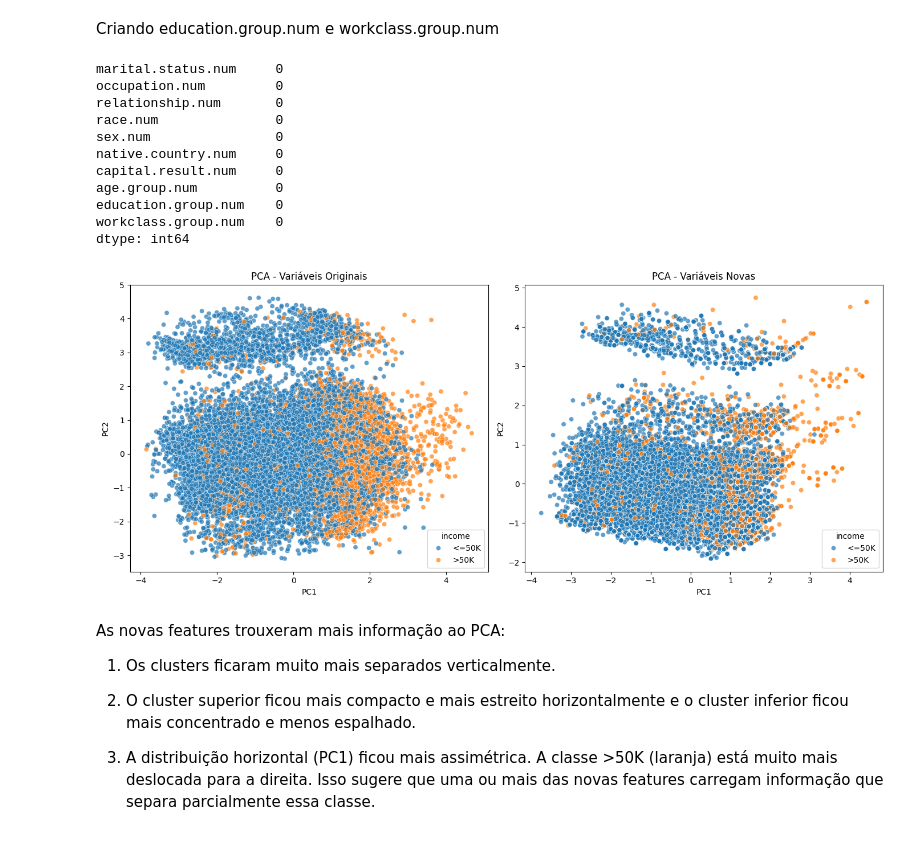
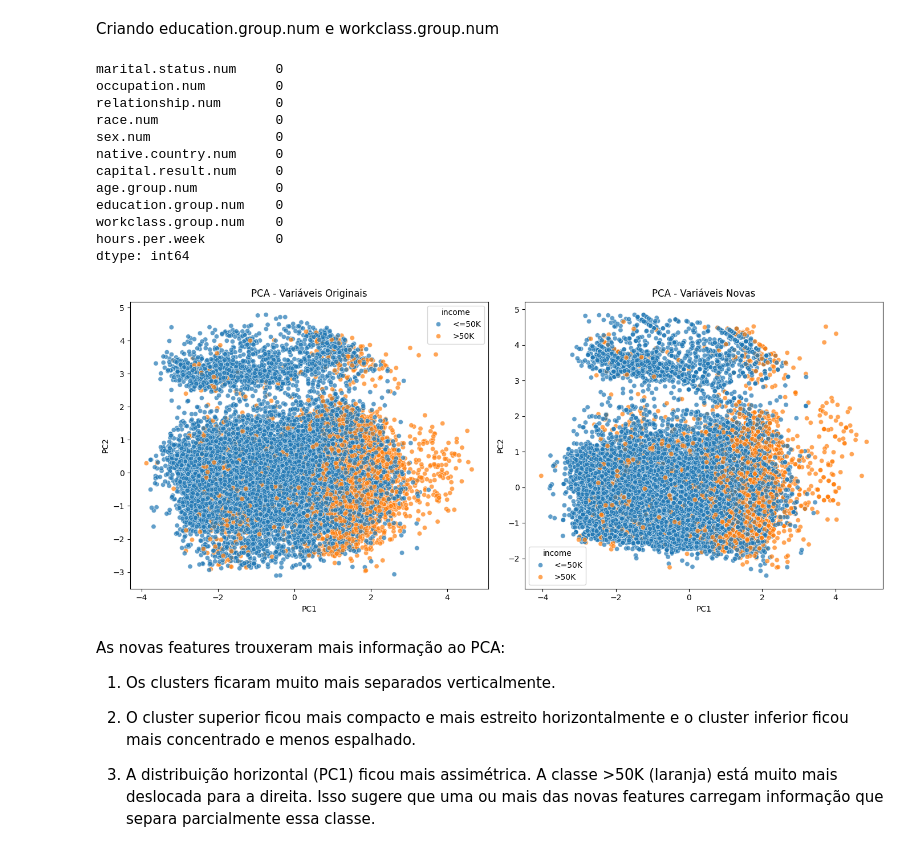
Before and after one commit to lincolngmc/caixaVersoGrupo5Modulo2, a Jupyter notebook: analise_adult_income.ipynb, the cells around one changed output. Drawn from its saved outputs; the diff is of its cells as text; code cells hidden in the pictures.

```diff
--- a/analise_adult_income.ipynb
+++ b/analise_adult_income.ipynb
@@ -191,7 +215,15 @@ Estrutura:
 # %% [markdown]
 Há campos de texto com valores <b>"?"</b> que devem ser tratados como <b>Nulos</b>. Neste caso, precisamos substituir todos  eles por <i>Null</i>
 # %%
+df = df.apply(lambda x: x.str.strip() if x.dtype == "object" else x)
+
+# Agora substitui o "?" limpo
+df = df.replace("", np.nan) # Replacing empty strings which might result from stripping
 df = df.replace("?", np.nan)
+
+df['workclass'] = df['workclass'].fillna('other')
+df['occupation'] = df['occupation'].fillna('other')
+df['native.country'] = df['native.country'].fillna('United-States')
 # %% [markdown]
 Visualização dos dados tratados:
 # %%
@@ -300,0 +391,10 @@ Idade máxima: 90
+# %%
+# Verificar quantas linhas são duplicatas exatas
+duplicatas = df.duplicated().sum()
+print(f"Quantidade de linhas duplicadas: {duplicatas}")
+
+# Remover duplicatas (Mantenha a primeira ocorrência)
+if duplicatas > 0:
+    df.drop_duplicates(inplace=True)
+    print("✅ Duplicatas removidas com sucesso!")
+    print(f"Novo shape do dataset: {df.shape}")
@@ -713,7 +817,7 @@ df['workclass.group.num'] = df['workclass'].apply(simplifica_num_vinculo_emprega
 # %%
 colunas_numericas_new = ['marital.status.num', 'occupation.num', 'relationship.num', 'race.num',
                   'sex.num', 'native.country.num', 'capital.result.num', 'age.group.num',
-                  'education.group.num', 'workclass.group.num'
+                  'education.group.num', 'workclass.group.num', 'hours.per.week'
                 ]
 
 df_num_new = df[colunas_numericas_new]
@@ -729,6 +833,7 @@ capital.result.num     0
 age.group.num          0
 education.group.num    0
 workclass.group.num    0
+hours.per.week         0
 dtype: int64
 # %%
 
@@ -756,36 +861,36 @@ df_pca_original = pd.DataFrame({
 # --- PCA com variáveis novas ---
 colunas_numericas_new = ['marital.status.num', 'occupation.num', 'relationship.num', 'race.num',
                   'sex.num', 'native.country.num', 'capital.result.num', 'age.group.num',
-                  'education.group.num', 'workclass.group.num'
+                  'education.group.num', 'workclass.group.num', 'hours.per.week'
                 ]
 
 df_num_new = df[colunas_numericas_new]
 
 scaler_new = StandardScaler()
 scaled_data_new = scaler_new.fit_transform(df_num_new)
 
 pca_new = PCA(n_components=2)
 pca_result_new = pca_new.fit_transform(scaled_data_new)
 
 df_pca_new = pd.DataFrame({
     "PC1": pca_result_new[:, 0],
     "PC2": pca_result_new[:, 1],
     "income": df["income"]
 })
 
 # --- Plotar lado a lado ---
 fig, axes = plt.subplots(1, 2, figsize=(14, 6))
 
 sns.scatterplot(data=df_pca_original, x="PC1", y="PC2", hue="income", alpha=0.7, ax=axes[0])
 axes[0].set_title("PCA - Variáveis Originais")
 
 sns.scatterplot(data=df_pca_new, x="PC1", y="PC2", hue="income", alpha=0.7, ax=axes[1])
 axes[1].set_title("PCA - Variáveis Novas")
 
 plt.tight_layout()
 plt.show()
 # %% [output]
-[figure, old version]
+[figure, new version]
 # %% [markdown]
 As novas features trouxeram mais informação ao PCA:
 
```
Also changed, not shown: parts of 53 cells of this notebook.
